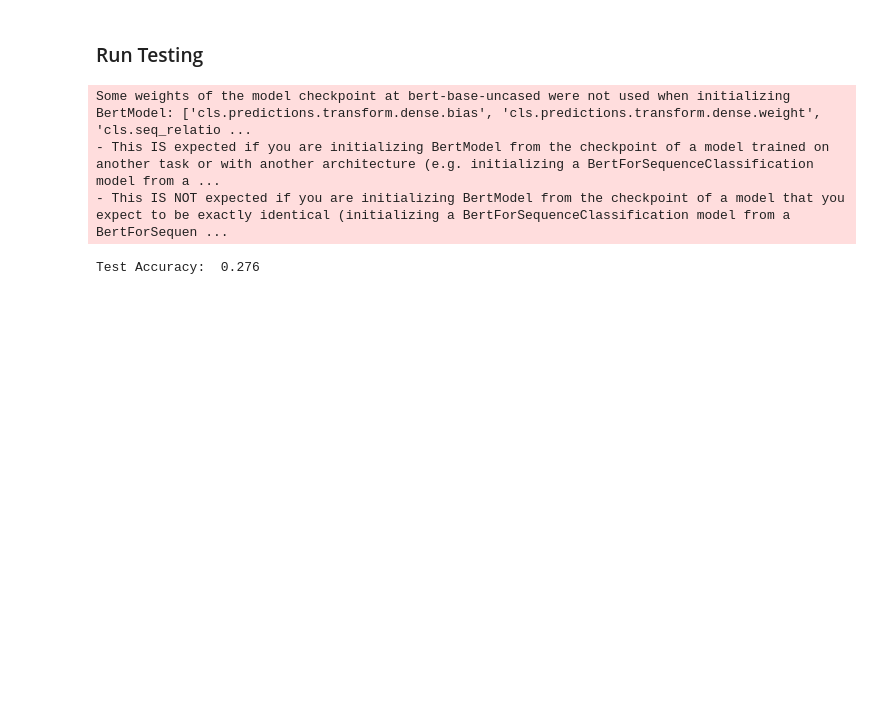
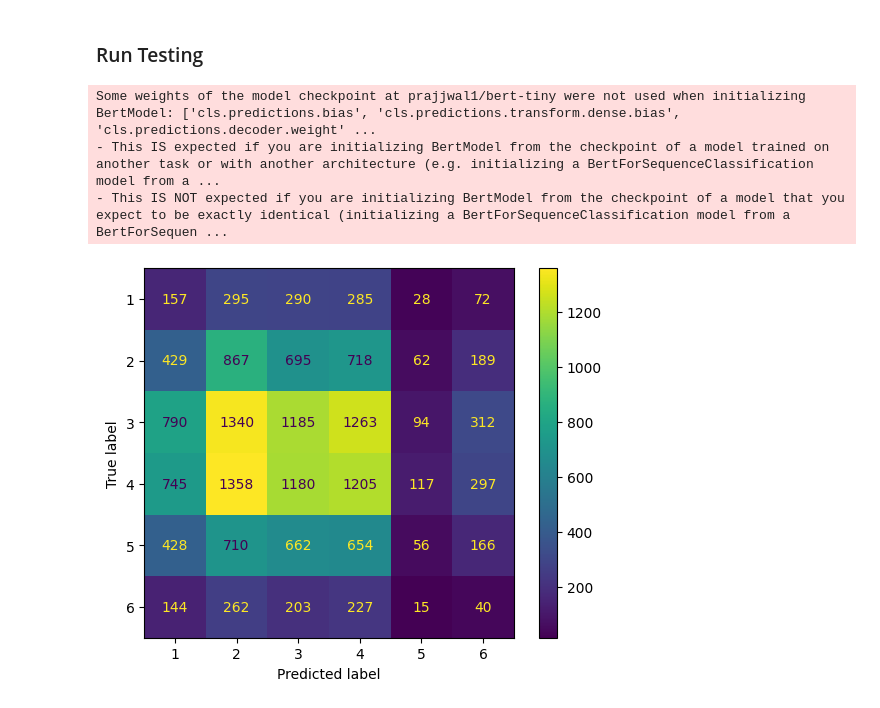
Before and after one commit to Zarif123/SSLM-Project, a Jupyter notebook: chess_model_zeroshot.ipynb, the cells around one changed output. Cells and saved outputs as stored; diff of their text form; code cells hidden in the pictures; blank space fills up the shorter version.

Commit message:
Confusion matrix for BERT Tiny Zeroshot

```diff
--- a/chess_model_zeroshot.ipynb
+++ b/chess_model_zeroshot.ipynb
@@ -82,7 +84,7 @@ class BertClassifier(nn.Module):
 # %%
 class ChessDataset(torch.utils.data.Dataset):
   def __init__(self, moves, labels):
-      tokenizer = BertTokenizer.from_pretrained('bert-base-uncased')
+      tokenizer = AutoTokenizer.from_pretrained("prajjwal1/bert-tiny")
       self.labels = torch.Tensor(labels.values)
       self.moves = [tokenizer(move,
                               padding='max_length', max_length = 256, truncation=True,
@@ -99,6 +101,8 @@ class ChessDataset(torch.utils.data.Dataset):
 def test(model, test_dataloader):
   total_acc_test = 0
   count = 0
+  truth = []
+  pred = []
   with torch.no_grad():
     for test_input, test_label in test_dataloader:
       test_label = test_label.to(device)
@@ -110,7 +114,10 @@ def test(model, test_dataloader):
       acc = (output.argmax(dim=1) == test_label).sum().item()
       total_acc_test += acc
       count += 1
-    print(f"Test Accuracy: {total_acc_test / len(test_dataloader): .3f}")
+      truth.append(test_label.item())
+      pred.append(output.argmax(dim=1).item())
+      # print(f"Test Accuracy: {total_acc_test / len(test_dataloader): .3f}")
+  return truth, pred
 # %% [markdown]
 ### Loading Data
 # %%
@@ -122,4 +129,4 @@ y = chess_data["Bucket"]
 X_train, X_test, y_train, y_test = train_test_split(X, y, test_size=0.2, random_state=7, shuffle=True) # Splits into train/test
 X_train, X_val, y_train, y_val = train_test_split(X_train, y_train, test_size=0.25, random_state=1, shuffle=True) # Splits train into train/val
 
-train_data, val_data, test_data = ChessDataset(X_train, y_train), ChessDataset(X_val, y_val), ChessDataset(X_test, y_test)
+test_data = ChessDataset(X_test, y_test)
@@ -130,14 +135,21 @@ test_dataloader = torch.utils.data.DataLoader(test_data)
 # %% [markdown]
 ### Run Testing
 # %%
-#test_model_name = "05_31_2023_08_04_classifier_model.pth"
-#test_model_path = f"{folder}/{test_model_name}"
+# test_model_name = "06_01_2023_20_17_classifier_model.pth"
+# test_model_path = f"{folder}/{test_model_name}"
 
 test_model = BertClassifier()
 test_model = test_model.to(device)
-test(test_model, test_dataloader)
+# test_model.load_state_dict(torch.load(test_model_path))
+truth, pred = test(test_model, test_dataloader)
 # %% [output]
-Some weights of the model checkpoint at bert-base-uncased were not used when initializing BertModel: ['cls.predictions.transform.dense.bias', 'cls.predictions.transform.dense.weight', 'cls.seq_relatio ...
+Some weights of the model checkpoint at prajjwal1/bert-tiny were not used when initializing BertModel: ['cls.predictions.bias', 'cls.predictions.transform.dense.bias', 'cls.predictions.decoder.weight' ...
 - This IS expected if you are initializing BertModel from the checkpoint of a model trained on another task or with another architecture (e.g. initializing a BertForSequenceClassification model from a ...
 - This IS NOT expected if you are initializing BertModel from the checkpoint of a model that you expect to be exactly identical (initializing a BertForSequenceClassification model from a BertForSequen ...
-Test Accuracy:  0.276
+# %%
+confusion_mat = confusion_matrix(truth, pred)
+disp = ConfusionMatrixDisplay(confusion_matrix=confusion_mat, display_labels=["1", "2", "3", "4", "5", "6"])
+disp.plot()
+plt.show()
+# %% [output]
+[figure, added]
```
Also changed, not shown: parts of 5 cells of this notebook.
